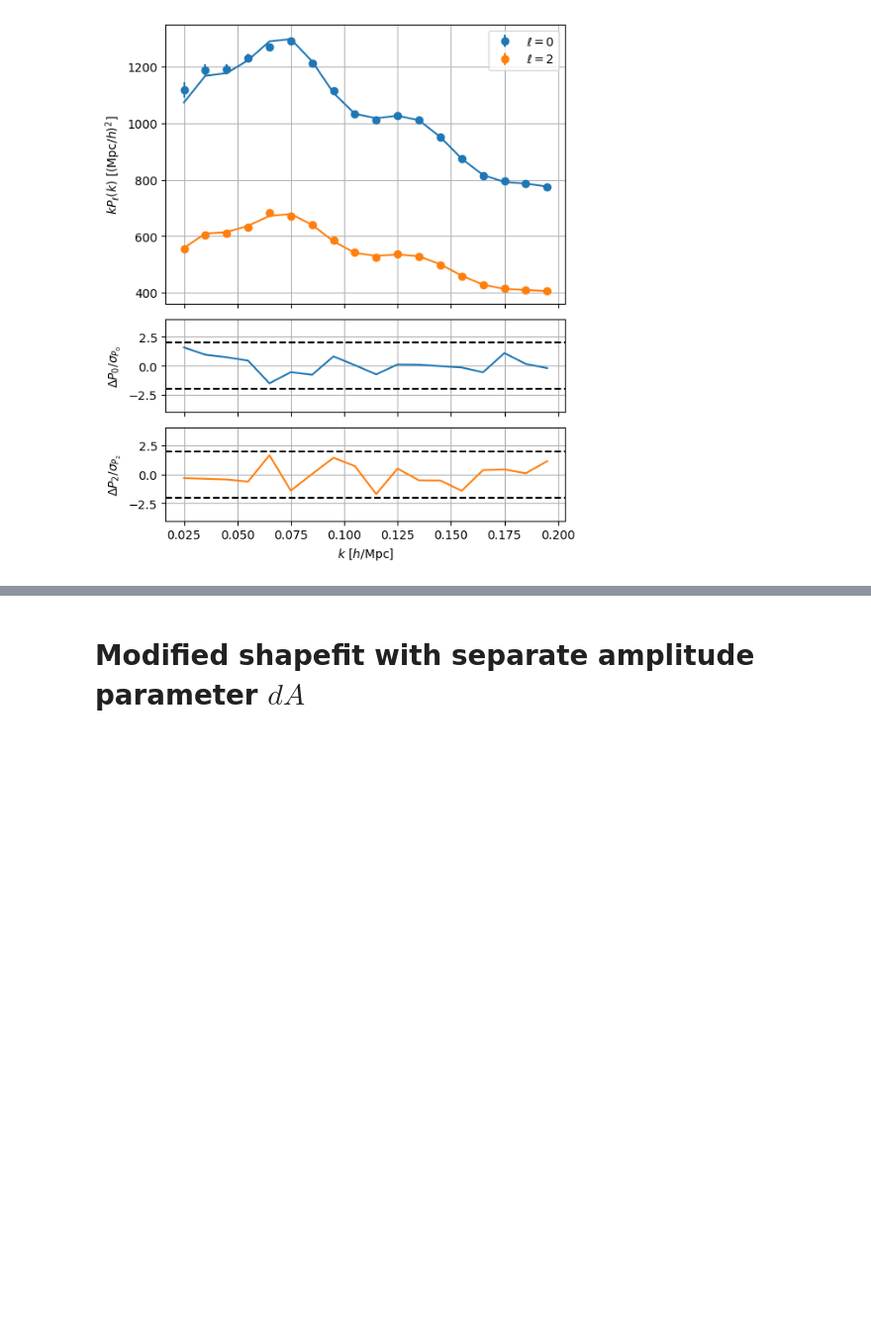
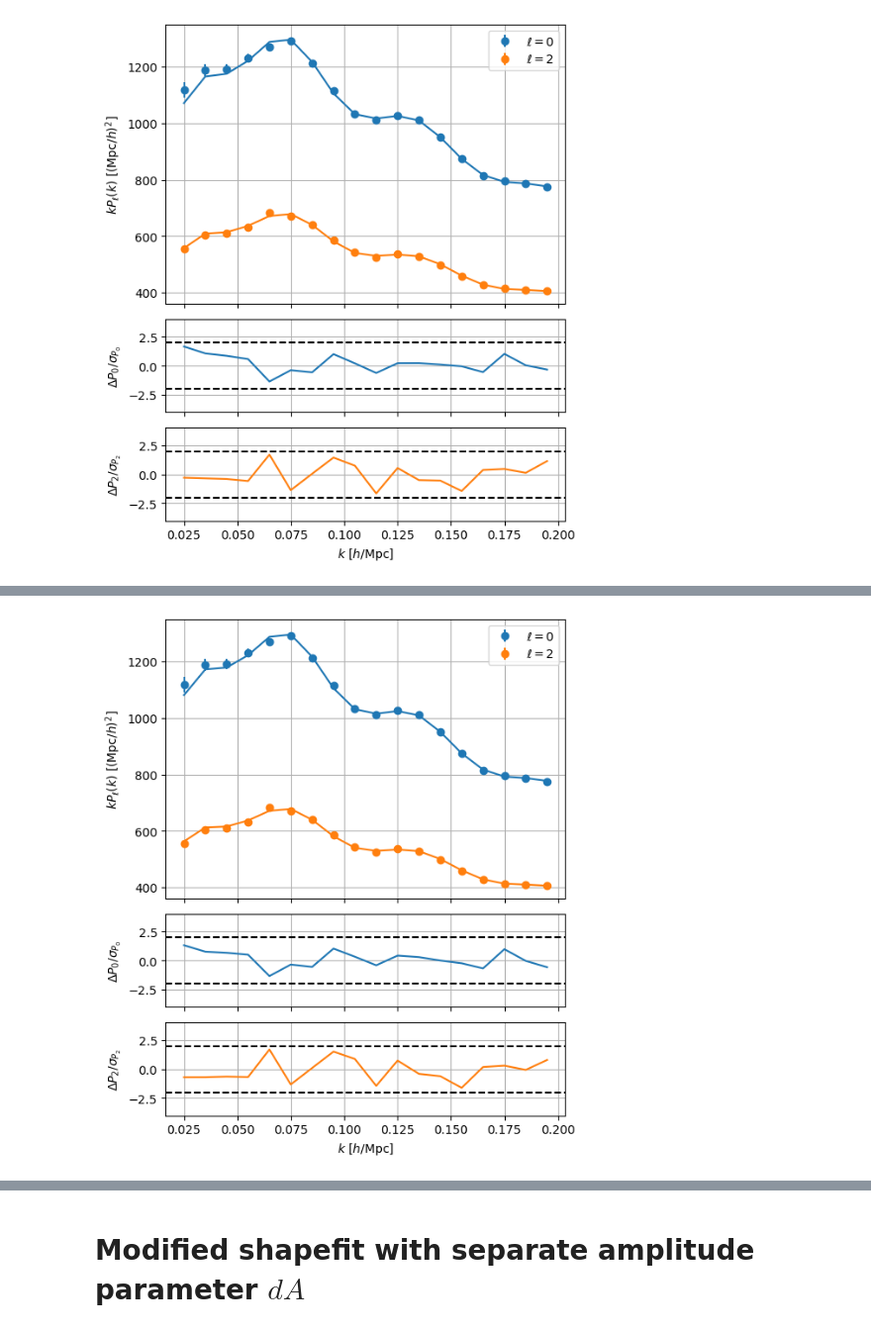
Before and after one commit to dforero0896/desilike, a Jupyter notebook: nb/fs_shapefit_examples.ipynb, the cells around one changed output, grey strips where cells are left out. Shown at 99% size. Cells and saved outputs as stored; diff of their text form; code cells hidden in the pictures; blank space fills up the shorter version.

```diff
--- a/nb/fs_shapefit_examples.ipynb
+++ b/nb/fs_shapefit_examples.ipynb
@@ -206,0 +251,19 @@ Removed no burn in
+# %%
+from desilike import Sampler, Posterior
+from desilike.samplers import Zeus
+
+# Read the emulator back. The emulator saved to file has no Calculator of its own (a Calculator
+# is not state, and its constructor arguments are the caller's), so it is handed the ones it
+# needs. Swapping it into the observable -- update() re-runs the observable's __init__ in-place
+# with the new theory -- is left commented out here, to sample the exact theory below; the
+# section with dA further down does make the swap.
+emulated = Emulator.read(kaiser_emulator_fn).to_calculator()
+#observable.update(theory=emulated)
+
+# Sample the posterior = likelihood + priors: wrap the likelihood in Posterior.
+# (Sampling the bare likelihood would let walkers wander far outside the priors.)
+pipe = build(Posterior(likelihood))
+! rm -vr _tests/chain_fs_shapefit_dn
+sampler = Sampler(pipe, kernel=Zeus(), rng=42, output_dir='_tests/chain_fs_shapefit_dn')
+# We run samples until convergence, considered reached when Gelman-Rubin stabilizes below 1.05
+samples = sampler.run(min_steps=500, gelman_rubin=1.05)
@@ -206,0 +293,10 @@ Removed no burn in
+# %%
+# Evaluate the likelihood at the maximum-posterior sample and plot the fit
+names = get_params(likelihood).select(varied=True, derived=False).names()
+idx = np.unravel_index(np.argmax(samples.logposterior), samples.logposterior.shape)
+best = {name: np.asarray(samples[name].value)[idx] for name in names}
+pipe(**best)
+observable.plot()
+plt.show()
+# %% [output]
+[figure, added]
```
Also changed, not shown: parts of 15 cells of this notebook, 3 other files.
